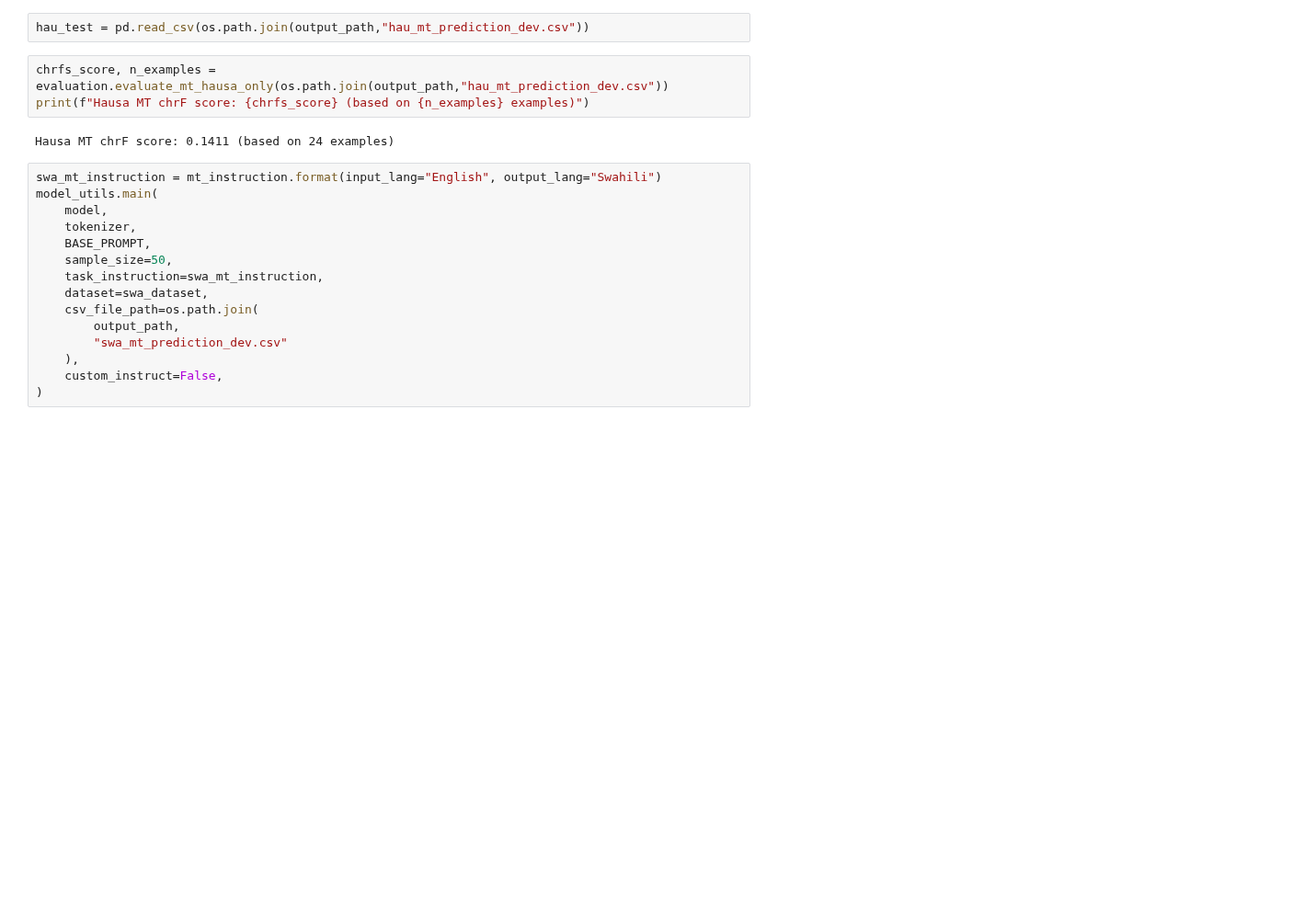
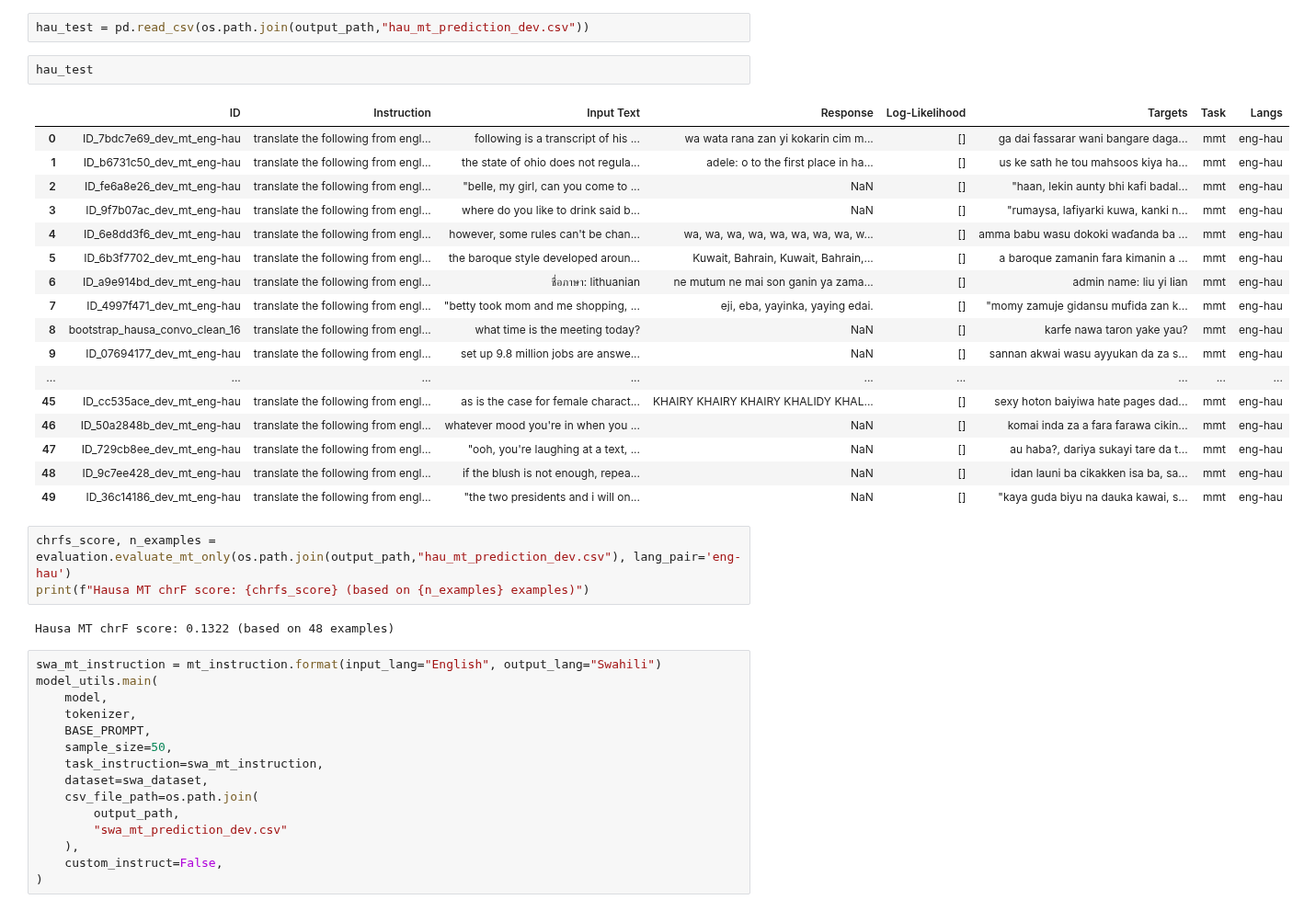
Before and after one commit to melissafasol/InkubaLM-Challenge, a Jupyter notebook: notebooks_ab/evaluation.ipynb, the cells around one changed output. Shown at 92% size. Saved outputs shown, nothing was run; the diff lists cells and outputs as text; blank space fills up the shorter version.

```diff
--- a/notebooks_ab/evaluation.ipynb
+++ b/notebooks_ab/evaluation.ipynb
@@ -517,11 +543,31 @@ Setting `pad_token_id` to `eos_token_id`:2 for open-end generation.
 Setting `pad_token_id` to `eos_token_id`:2 for open-end generation.
 # %%
 hau_test = pd.read_csv(os.path.join(output_path,"hau_mt_prediction_dev.csv"))
+# %%
+hau_test
+# %% [output]
+|  | ID | Instruction | Input Text | Response | Log-Likelihood | Targets | Task | Langs |
+| 0 | ID_7bdc7e69_dev_mt_eng-hau | translate the following from engl... | following is a transcript of his ... | wa wata rana zan yi kokarin cim m... | [] | ga dai fassarar wani bangare daga... | mmt | eng-hau |
+| 1 | ID_b6731c50_dev_mt_eng-hau | translate the following from engl... | the state of ohio does not regula... | adele: o to the first place in ha... | [] | us ke sath he tou mahsoos kiya ha... | mmt | eng-hau |
+| 2 | ID_fe6a8e26_dev_mt_eng-hau | translate the following from engl... | "belle, my girl, can you come to ... | NaN | [] | "haan, lekin aunty bhi kafi badal... | mmt | eng-hau |
+| 3 | ID_9f7b07ac_dev_mt_eng-hau | translate the following from engl... | where do you like to drink said b... | NaN | [] | "rumaysa, lafiyarki kuwa, kanki n... | mmt | eng-hau |
+| 4 | ID_6e8dd3f6_dev_mt_eng-hau | translate the following from engl... | however, some rules can't be chan... | wa, wa, wa, wa, wa, wa, wa, wa, w... | [] | amma babu wasu dokoki waɗanda ba ... | mmt | eng-hau |
+| 5 | ID_6b3f7702_dev_mt_eng-hau | translate the following from engl... | the baroque style developed aroun... | Kuwait, Bahrain, Kuwait, Bahrain,... | [] | a baroque zamanin fara kimanin a ... | mmt | eng-hau |
+| 6 | ID_a9e914bd_dev_mt_eng-hau | translate the following from engl... | ชื่อภาษา: lithuanian | ne mutum ne mai son ganin ya zama... | [] | admin name: liu yi lian | mmt | eng-hau |
+| 7 | ID_4997f471_dev_mt_eng-hau | translate the following from engl... | "betty took mom and me shopping, ... | eji, eba, yayinka, yaying edai. | [] | "momy zamuje gidansu mufida zan k... | mmt | eng-hau |
+| 8 | bootstrap_hausa_convo_clean_16 | translate the following from engl... | what time is the meeting today? | NaN | [] | karfe nawa taron yake yau? | mmt | eng-hau |
+| 9 | ID_07694177_dev_mt_eng-hau | translate the following from engl... | set up 9.8 million jobs are answe... | NaN | [] | sannan akwai wasu ayyukan da za s... | mmt | eng-hau |
+| ... | ... | ... | ... | ... | ... | ... | ... | ... |
+| 45 | ID_cc535ace_dev_mt_eng-hau | translate the following from engl... | as is the case for female charact... | KHAIRY KHAIRY KHAIRY KHALIDY KHAL... | [] | sexy hoton baiyiwa hate pages dad... | mmt | eng-hau |
+| 46 | ID_50a2848b_dev_mt_eng-hau | translate the following from engl... | whatever mood you're in when you ... | NaN | [] | komai inda za a fara farawa cikin... | mmt | eng-hau |
+| 47 | ID_729cb8ee_dev_mt_eng-hau | translate the following from engl... | "ooh, you're laughing at a text, ... | NaN | [] | au haba?, dariya sukayi tare da t... | mmt | eng-hau |
+| 48 | ID_9c7ee428_dev_mt_eng-hau | translate the following from engl... | if the blush is not enough, repea... | NaN | [] | idan launi ba cikakken isa ba, sa... | mmt | eng-hau |
+| 49 | ID_36c14186_dev_mt_eng-hau | translate the following from engl... | "the two presidents and i will on... | NaN | [] | "kaya guda biyu na dauka kawai, s... | mmt | eng-hau |
 # %%
-chrfs_score, n_examples = evaluation.evaluate_mt_hausa_only(os.path.join(output_path,"hau_mt_prediction_dev.csv"))
+chrfs_score, n_examples = evaluation.evaluate_mt_only(os.path.join(output_path,"hau_mt_prediction_dev.csv"), lang_pair='eng-hau')
 print(f"Hausa MT chrF score: {chrfs_score} (based on {n_examples} examples)")
 # %% [output]
-Hausa MT chrF score: 0.1411 (based on 24 examples)
+Hausa MT chrF score: 0.1322 (based on 48 examples)
 # %%
 swa_mt_instruction = mt_instruction.format(input_lang="English", output_lang="Swahili")
 model_utils.main(
```
Also changed, not shown: parts of 29 cells of this notebook.
